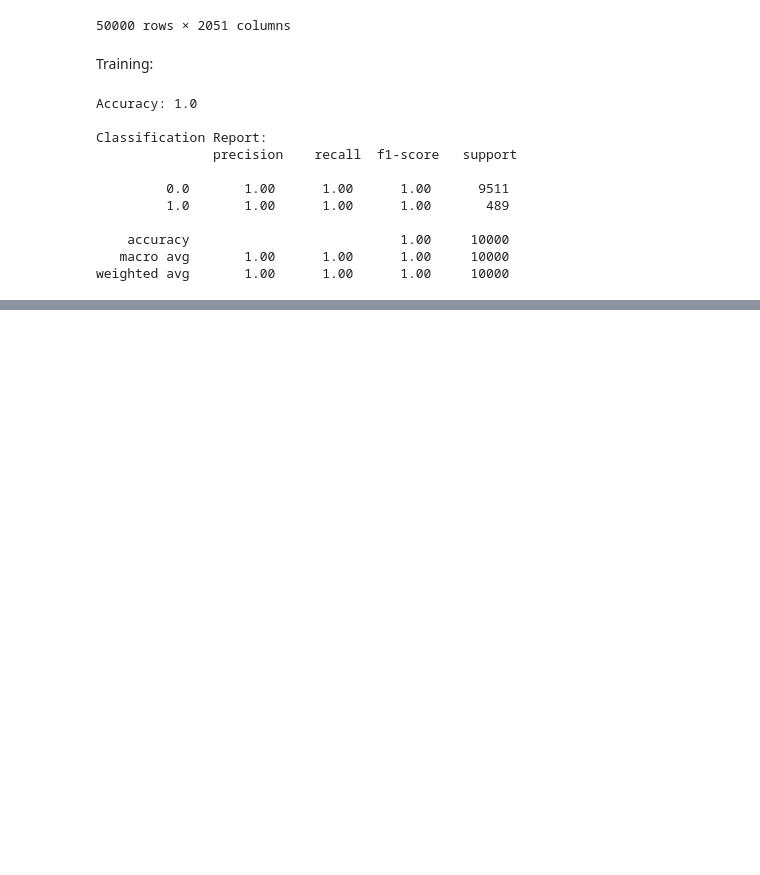
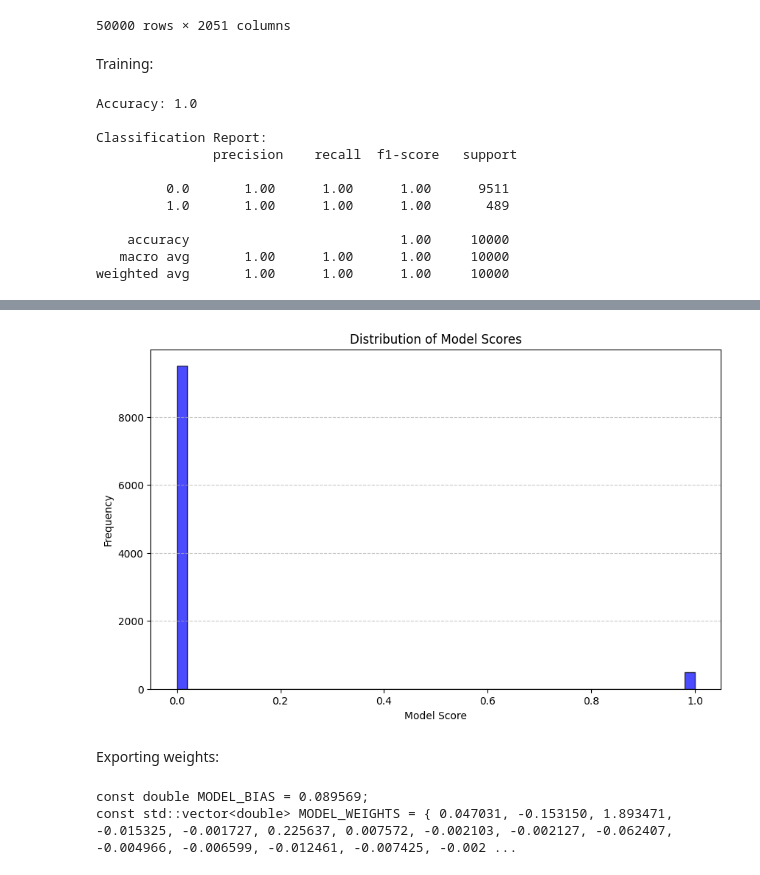
Before and after one commit to Crashededed/ML-Powered_File_Prioritization_Engine, a Jupyter notebook: src/CyberProjectDataset.ipynb, the cells around one changed output, grey strips where cells are left out. Cells and saved outputs as stored; diff of their text form; code cells hidden in the pictures; blank space fills up the shorter version.

```diff
--- a/src/CyberProjectDataset.ipynb
+++ b/src/CyberProjectDataset.ipynb
@@ -233,8 +233,8 @@ from sklearn.linear_model import LogisticRegression
 from sklearn.metrics import accuracy_score, classification_report
 
 # 1. Split Data
-X_train, X_test, y_train, y_test = train_test_split(
-    X, y, test_size=0.2, random_state=42
+X_train, X_test, y_train, y_test, idx_train, idx_test = train_test_split(
+    X, y, df.index, test_size=0.2, random_state=42
 )
 
 # 2. Train Model
@@ -244,6 +244,8 @@ model.fit(X_train, y_train)
 
 # 3. Evaluate
 y_pred = model.predict(X_test)
+y_scores = model.predict_proba(X_test)[:, 1]
+
 print("Accuracy:", accuracy_score(y_test, y_pred))
 print("\nClassification Report:\n", classification_report(y_test, y_pred))
 # %% [output]
@@ -258,3 +260,17 @@ Classification Report:
     accuracy                           1.00     10000
    macro avg       1.00      1.00      1.00     10000
 weighted avg       1.00      1.00      1.00     10000
+# %%
+results = pd.DataFrame({
+    'filepath': df.loc[idx_test]['path'].values,
+    'filename': df.loc[idx_test]['filename'].values,
+    'extension': df.loc[idx_test]['extension'].values,
+    'size_bytes': df.loc[idx_test]['size_bytes'].values,
+    'mod_time_unix': df.loc[idx_test]['mod_time_unix'].values,
+    'actual_label': y_test,
+    'model_score': y_scores
+})
+
+# Sort and slice the results
+sorted_results = results.sort_values(by='model_score', ascending=False)
+sorted_results[460:500]
@@ -260,0 +295,28 @@ weighted avg       1.00      1.00      1.00     10000
+# %%
+import matplotlib.pyplot as plt
+
+# Plot the distribution of model scores
+plt.figure(figsize=(10, 6))
+plt.hist(sorted_results['model_score'], bins=50, color='blue', alpha=0.7, edgecolor='black')
+plt.title('Distribution of Model Scores')
+plt.xlabel('Model Score')
+plt.ylabel('Frequency')
+plt.grid(axis='y', linestyle='--', alpha=0.7)
+plt.show()
+# %% [output]
+[figure, added]
+# %% [markdown]
+Exporting weights:
+# %%
+import numpy as np
+
+bias = model.intercept_[0]
+weights = model.coef_.flatten()
+
+print(f"const double MODEL_BIAS = {bias:.6f};")
+
+weights_str = ", ".join([f"{w:.6f}" for w in weights])
+print(f"const std::vector<double> MODEL_WEIGHTS = {{ {weights_str} }};")
+# %% [output]
+const double MODEL_BIAS = 0.089569;
+const std::vector<double> MODEL_WEIGHTS = { 0.047031, -0.153150, 1.893471, -0.015325, -0.001727, 0.225637, 0.007572, -0.002103, -0.002127, -0.062407, -0.004966, -0.006599, -0.012461, -0.007425, -0.002 ...
```
Also changed, not shown: parts of 3 cells of this notebook, 1 other file.
